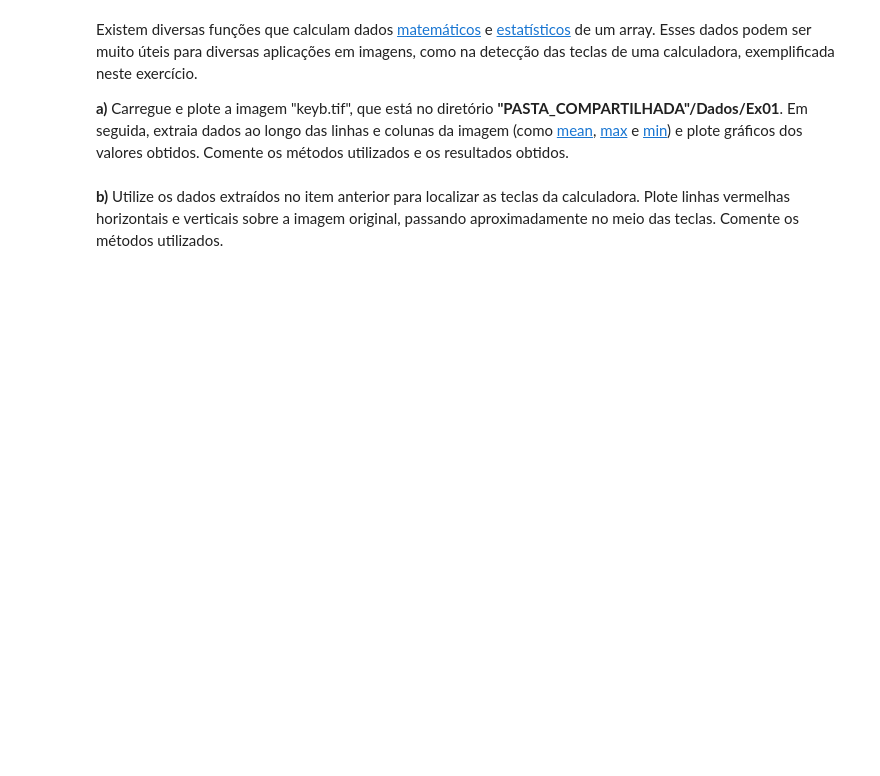
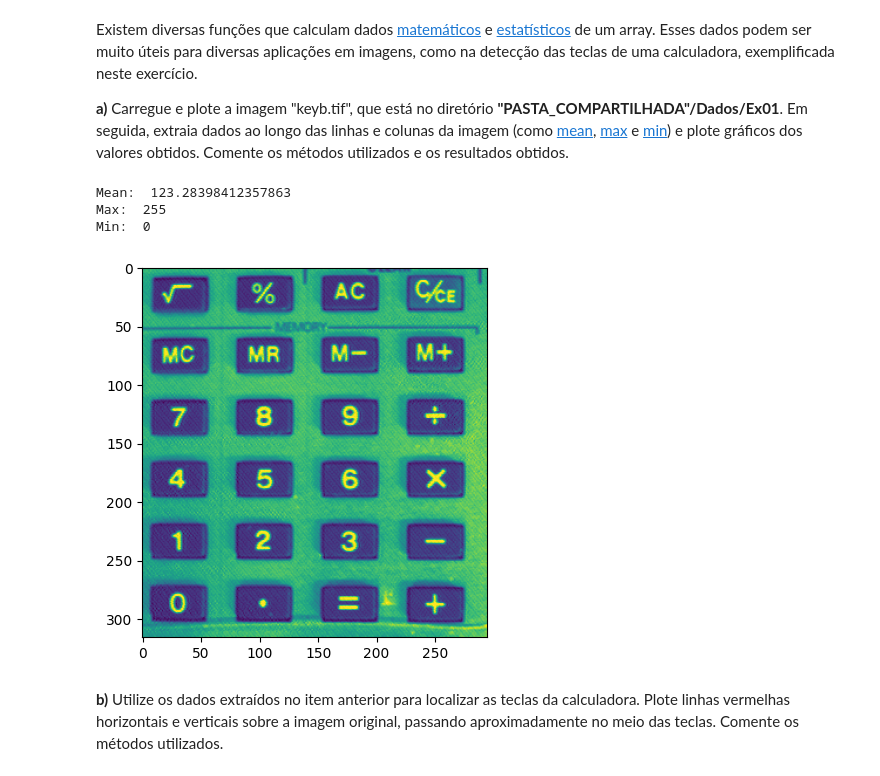
Before and after one commit to milqsimmer/IA905a, a Jupyter notebook: Ex01_261300.ipynb, the cells around one changed output. Drawn from its saved outputs; the diff is of its cells as text; code cells hidden in the pictures; blank space fills up the shorter version.

```diff
--- a/Ex01_261300.ipynb
+++ b/Ex01_261300.ipynb
@@ -508,3 +506,20 @@ Existem diversas funções que calculam dados [matemáticos](https://numpy.org/d
+# %%
+# Seu código aqui
+
+path = f"gdrive/MyDrive/P_IA905A_2024S1/Dados/Ex01/keyb.tif"
+
+img_6 = Image.open(path)
+
+numpy_img6 = np.array(img_6)
+plt.imshow(numpy_img6)
+print('Mean: ', np.mean(img_6))
+print('Max: ', np.max(img_6))
+print('Min: ', np.min(img_6))
+# %% [output]
+Mean:  123.28398412357863
+Max:  255
+Min:  0
+[figure, added]
 # %% [markdown]
 **b)** Utilize os dados extraídos no item anterior para localizar as teclas da calculadora. Plote linhas vermelhas horizontais e verticais sobre a imagem original, passando aproximadamente no meio das teclas. Comente os métodos utilizados.
 # %%
```
Also changed, not shown: parts of 1 cell of this notebook.
